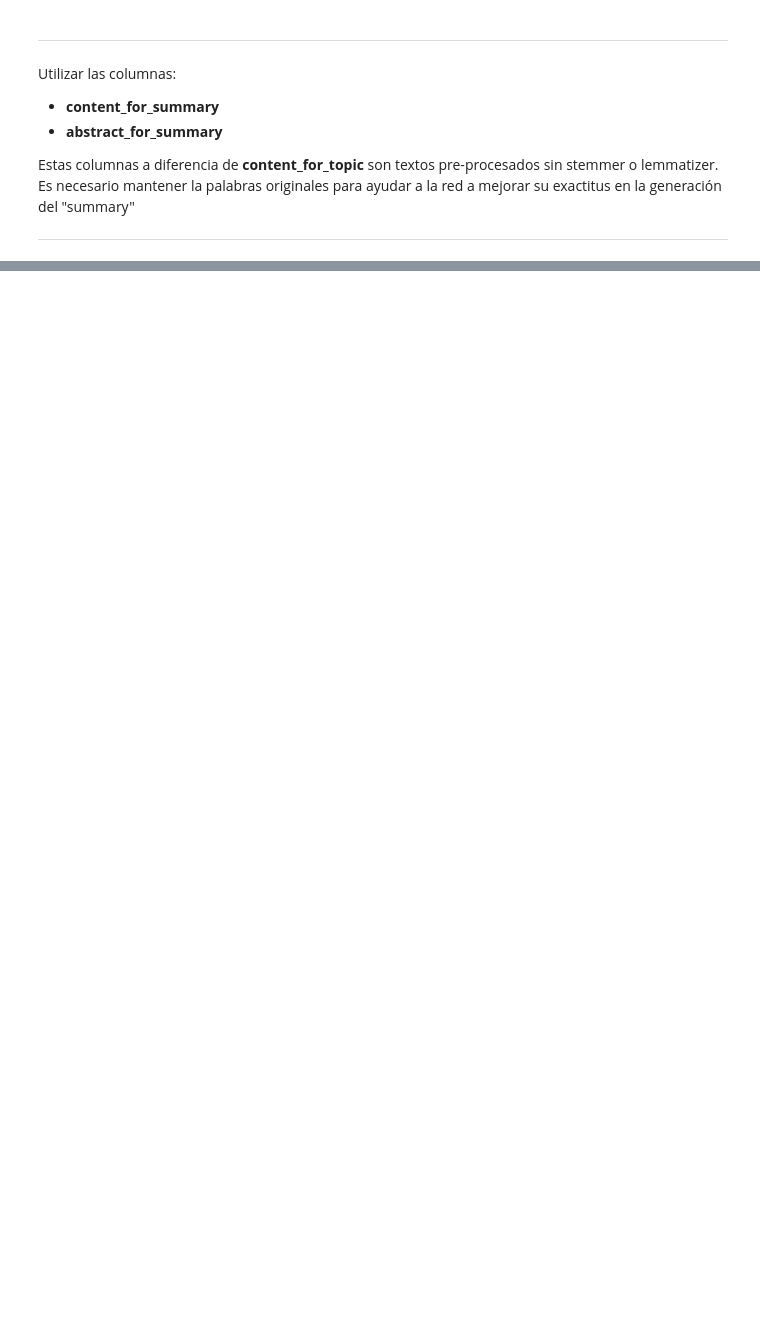
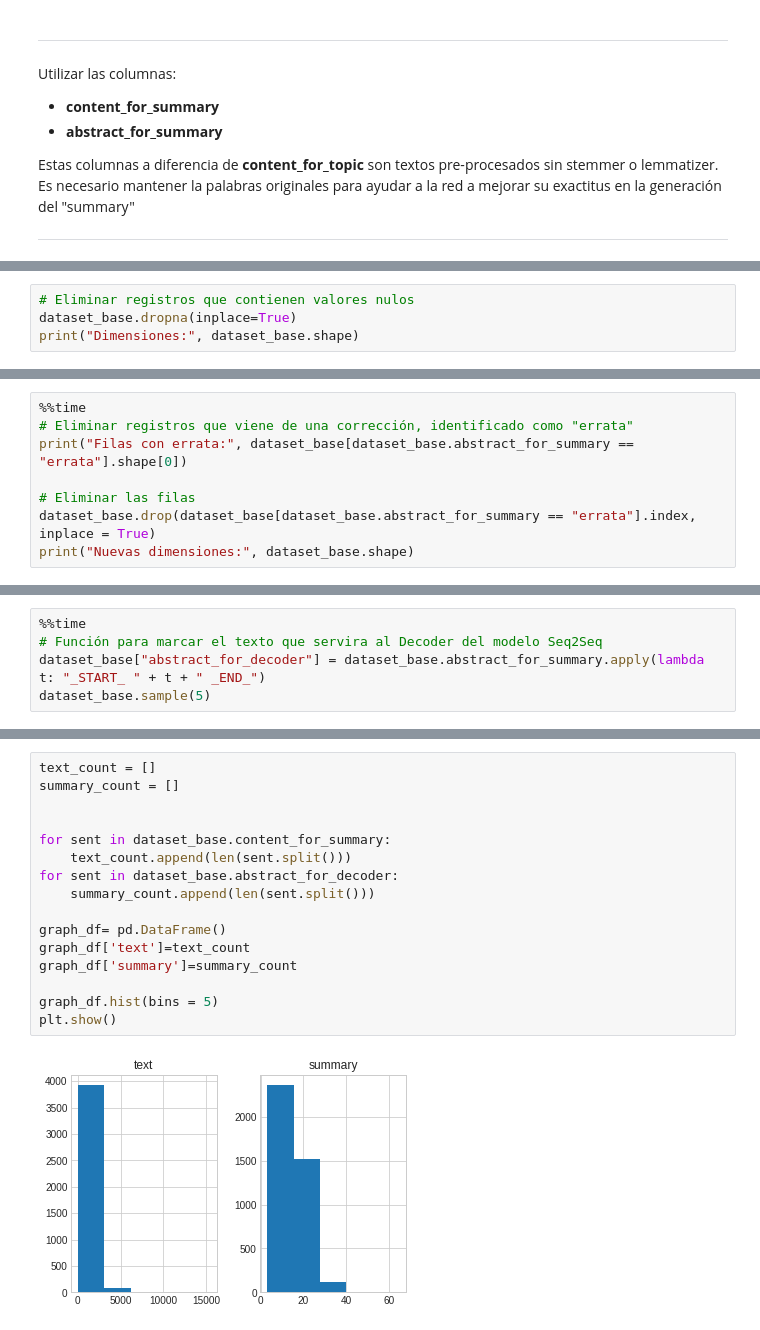
Before and after one commit to miltonpalacin/uni_09_nlp, a Jupyter notebook: 03.sumarizacion_sq2sq.ipynb, the cells around one changed output, grey strips where cells are left out. Drawn from its saved outputs; the diff is of its cells as text; blank space fills up the shorter version.

```diff
--- a/03.sumarizacion_sq2sq.ipynb
+++ b/03.sumarizacion_sq2sq.ipynb
@@ -70,0 +96,4 @@ ___
+# %%
+# Eliminar registros que contienen valores nulos
+dataset_base.dropna(inplace=True)
+print("Dimensiones:", dataset_base.shape)
@@ -70,0 +102,8 @@ ___
+# %%
+%%time
+# Eliminar registros que viene de una corrección, identificado como "errata"
+print("Filas con errata:", dataset_base[dataset_base.abstract_for_summary == "errata"].shape[0])
+
+# Eliminar las filas
+dataset_base.drop(dataset_base[dataset_base.abstract_for_summary == "errata"].index, inplace = True)
+print("Nuevas dimensiones:", dataset_base.shape)
@@ -70,0 +115,5 @@ ___
+# %%
+%%time
+# Función para marcar el texto que servira al Decoder del modelo Seq2Seq
+dataset_base["abstract_for_decoder"] = dataset_base.abstract_for_summary.apply(lambda t: "_START_ " + t + " _END_")
+dataset_base.sample(5)
@@ -70,0 +129,18 @@ ___
+# %%
+text_count = []
+summary_count = []
+
+
+for sent in dataset_base.content_for_summary:
+    text_count.append(len(sent.split()))
+for sent in dataset_base.abstract_for_decoder:
+    summary_count.append(len(sent.split()))
+
+graph_df= pd.DataFrame()
+graph_df['text']=text_count
+graph_df['summary']=summary_count
+
+graph_df.hist(bins = 5)
+plt.show()
+# %% [output]
+[figure, added]
```
Also changed, not shown: parts of 22 cells of this notebook, 2 other files.
